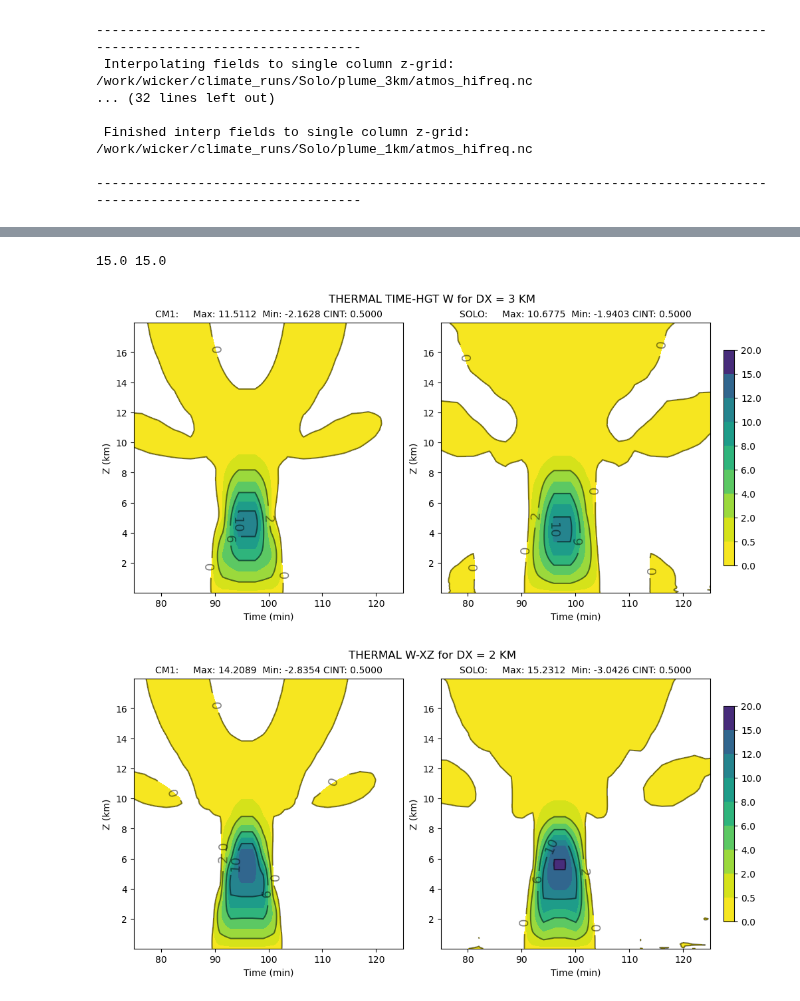
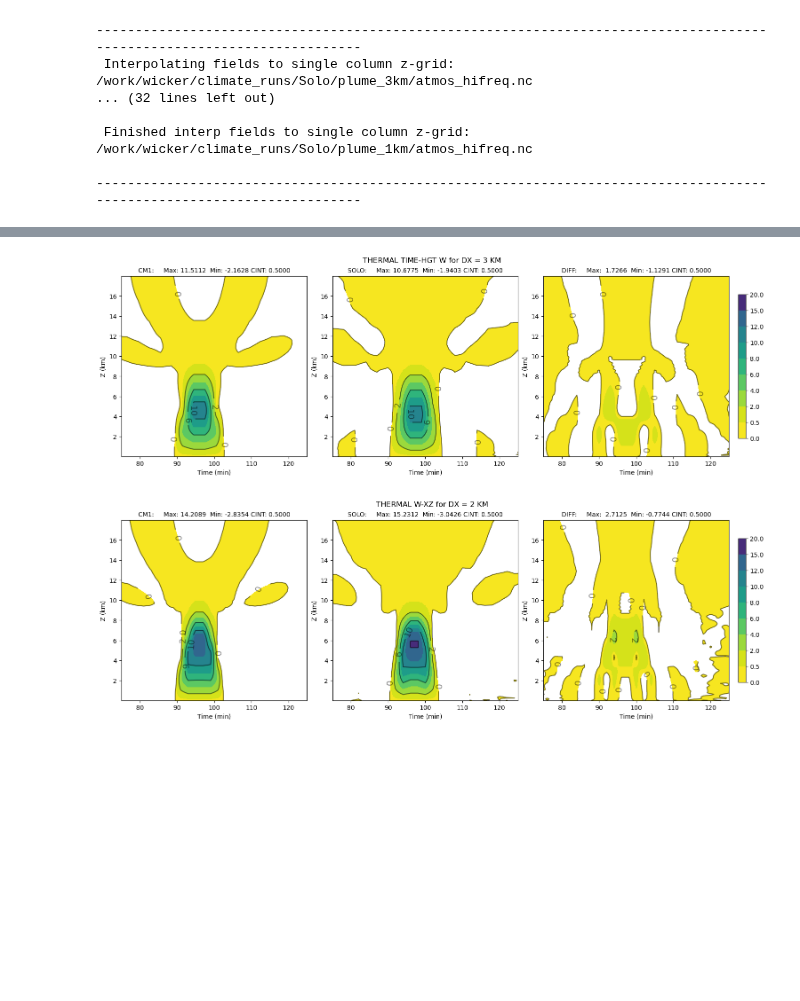
Before and after one commit to louiswicker/CAM_analysis_tools, a Jupyter notebook: ideal_cases/dry_thermal_Analysis.ipynb, the cells around one changed output, grey strips where cells are left out. Cells and saved outputs as stored; diff of their text form; code cells hidden in the pictures; blank space fills up the shorter version.

```diff
--- a/ideal_cases/dry_thermal_Analysis.ipynb
+++ b/ideal_cases/dry_thermal_Analysis.ipynb
@@ -199,31 +211,33 @@ plot_contour_row(fields, levels=wclevs, suptitle='THERMAL TIME-HGT W for DX = 1
 # %%
 run = 0
 
 time = 14
 
 solo_time = solo[run]['min'][time]
 cm1_time  = cm1[run]['min'][time+1]
 
 fields = []
 
 iloc, jloc = 32, 32
 
 solo_w = solo[run]['w'] [time, :, :, iloc].transpose()
 solo_x = np.broadcast_to(solo[run]['xc'][:, np.newaxis], solo_w.shape) / 1000.
 solo_z = solo[run]['zc'][time, :, :, iloc].transpose()
 
 cm1_w  = cm1[run]['w'] [time, :, :, iloc].transpose()
 cm1_x  = np.broadcast_to(cm1[run]['xc'][:, np.newaxis], cm1_w.shape) / 1000.
 
 cm1_z  = cm1[run]['zc'][time, :, :, iloc].transpose()
 
+diff_w = solo_w - cm1_w[0:63,:]
+
 fields.append(container(cm1_w,  cm1_x, cm1_z/1000.))
 fields.append(container(solo_w, solo_x, solo_z/1000.))
+fields.append(container(diff_w, solo_x, solo_z/1000.))
 
-plot_contour_row(fields, levels=wclevs, suptitle='THERMAL TIME-HGT W for DX = 3 KM', ptitle=['CM1', 'SOLO'], xlabel='Time (min)', range=[75.,125.],ylabel='Z (km)', extra_levels=wclevs, cmap=plt.cm.viridis_r, cint=2.5);
+plot_contour_row(fields, levels=wclevs, suptitle='THERMAL TIME-HGT W for DX = 3 KM', ptitle=['CM1', 'SOLO', 'DIFF'], xlabel='Time (min)', range=[75.,125.],ylabel='Z (km)', extra_levels=wclevs, cmap=plt.cm.viridis_r, cint=2.5);
 # %% [output]
-15.0 15.0
-[figure, old version]
+[figure, new version]
 # %%
 run = 1
 
@@ -245,12 +259,15 @@ cm1_x  = np.broadcast_to(cm1[run]['xc'][:, np.newaxis], cm1_w.shape) / 1000.
 
 cm1_z  = cm1[run]['zc'][time, :, :, iloc].transpose()
 
+diff_w = solo_w - cm1_w[0:95,:]
+
 fields.append(container(cm1_w,  cm1_x, cm1_z/1000.))
 fields.append(container(solo_w, solo_x, solo_z/1000.))
+fields.append(container(diff_w, solo_x, solo_z/1000.))
 
-plot_contour_row(fields, levels=wclevs, suptitle='THERMAL W-XZ for DX = 2 KM', ptitle=['CM1', 'SOLO'], range=[75.,125.], xlabel='Time (min)',ylabel='Z (km)', extra_levels=wclevs, cmap=plt.cm.viridis_r, cint=2.5);
+plot_contour_row(fields, levels=wclevs, suptitle='THERMAL W-XZ for DX = 2 KM', ptitle=['CM1', 'SOLO','DIFF'], range=[75.,125.], xlabel='Time (min)',ylabel='Z (km)', extra_levels=wclevs, cmap=plt.cm.viridis_r, cint=2.5);
 # %% [output]
-[figure, old version]
+[figure, new version]
 # %%
 run = 2
 
```
Also changed, not shown: parts of 4 cells of this notebook, 14 other files.
